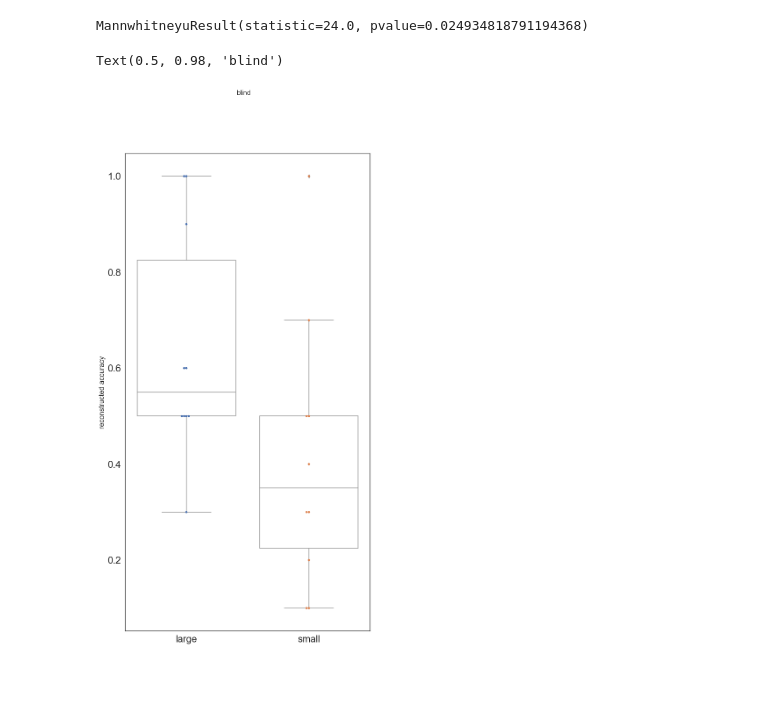
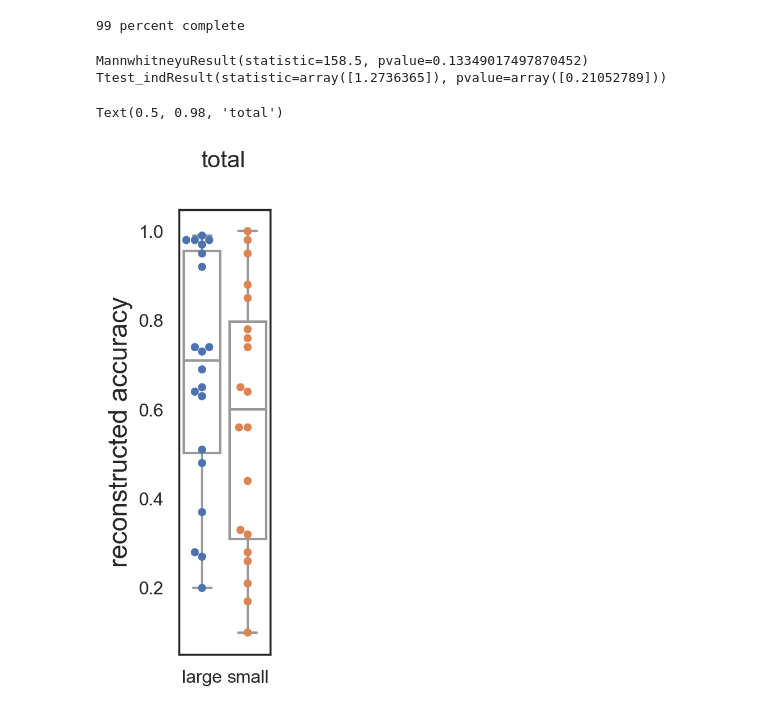
Before and after one commit to eegdude/erp_analysis, a Jupyter notebook: classification.ipynb, the cells around one changed output. Cells and saved outputs as stored; diff of their text form; code cells hidden in the pictures; blank space fills up the shorter version.

```diff
--- a/classification.ipynb
+++ b/classification.ipynb
@@ -24,6 +25,8 @@ sns.set(font_scale=2, palette='deep')
 sns.set_style("white")
 # %%
-ds = dataset.DatasetReader(data_path=folders.database_path, preload=True)
+ds = dataset.DatasetReader(data_path=folders.database_path_1hz, preload=True)
+# %% [output]
+99 percent complete
 # %%
 class downsampler(BaseEstimator, TransformerMixin):
     def __init__(self):
@@ -139,19 +154,30 @@ def classifier_metrics_aggergated(ds, subset=None, n_repeats=10):
         total_scores.append(np.mean(scores))
     return total_scores
+# %%
+large_stims_total = classifier_metrics_aggergated(ds=ds,
+    subset= ds.markup.loc[(ds.markup['reg'] == 'brl_static6_all8')]
+        )
+
+small_stims_total = classifier_metrics_aggergated(ds=ds,
+    subset= ds.markup.loc[(ds.markup['reg'] == 'brl_static6_all1')]
+        )
+# %%
+mwtest(remove_outliers(large_stims_total), remove_outliers(small_stims_total))
+ttest_ind(remove_outliers(large_stims_total), remove_outliers(small_stims_total))
+boxplot(large_stims_total, small_stims_total, xticks=['large', 'small'], ylabel='reconstructed accuracy')
+plt.suptitle('total')
+# %% [output]
+MannwhitneyuResult(statistic=158.5, pvalue=0.13349017497870452)
+Ttest_indResult(statistic=array([1.2736365]), pvalue=array([0.21052789]))
+Text(0.5, 0.98, 'total')
+[figure, added]
 # %%
-large_stims = classifier_metrics_aggergated(ds=ds,
+large_stims_blind = classifier_metrics_aggergated(ds=ds,
     subset= ds.markup.loc[(ds.markup['reg'] == 'brl_static6_all8') &
                           (ds.markup['blind'] == 1)]
         )
 
-small_stims = classifier_metrics_aggergated(ds=ds,
+small_stims_blind = classifier_metrics_aggergated(ds=ds,
     subset= ds.markup.loc[(ds.markup['reg'] == 'brl_static6_all1') &
                           (ds.markup['blind'] == 1)]
         )
-
-boxplot(large_stims, small_stims, xticks=['large', 'small'], ylabel='reconstructed accuracy')
-plt.suptitle('blind')
-# %% [output]
-MannwhitneyuResult(statistic=24.0, pvalue=0.024934818791194368)
-Text(0.5, 0.98, 'blind')
-[figure, removed]
```
Also changed, not shown: parts of 16 cells of this notebook.
